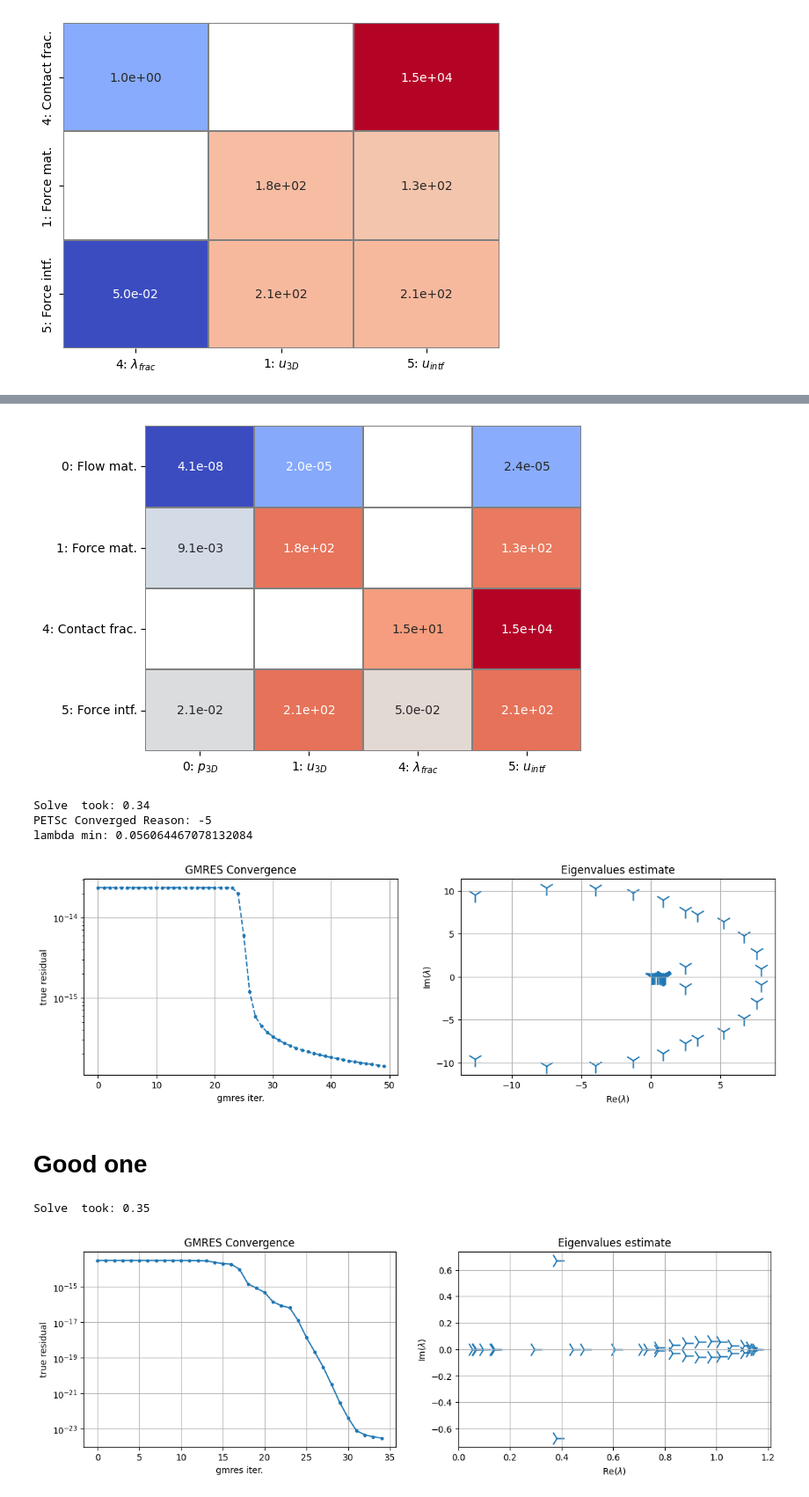
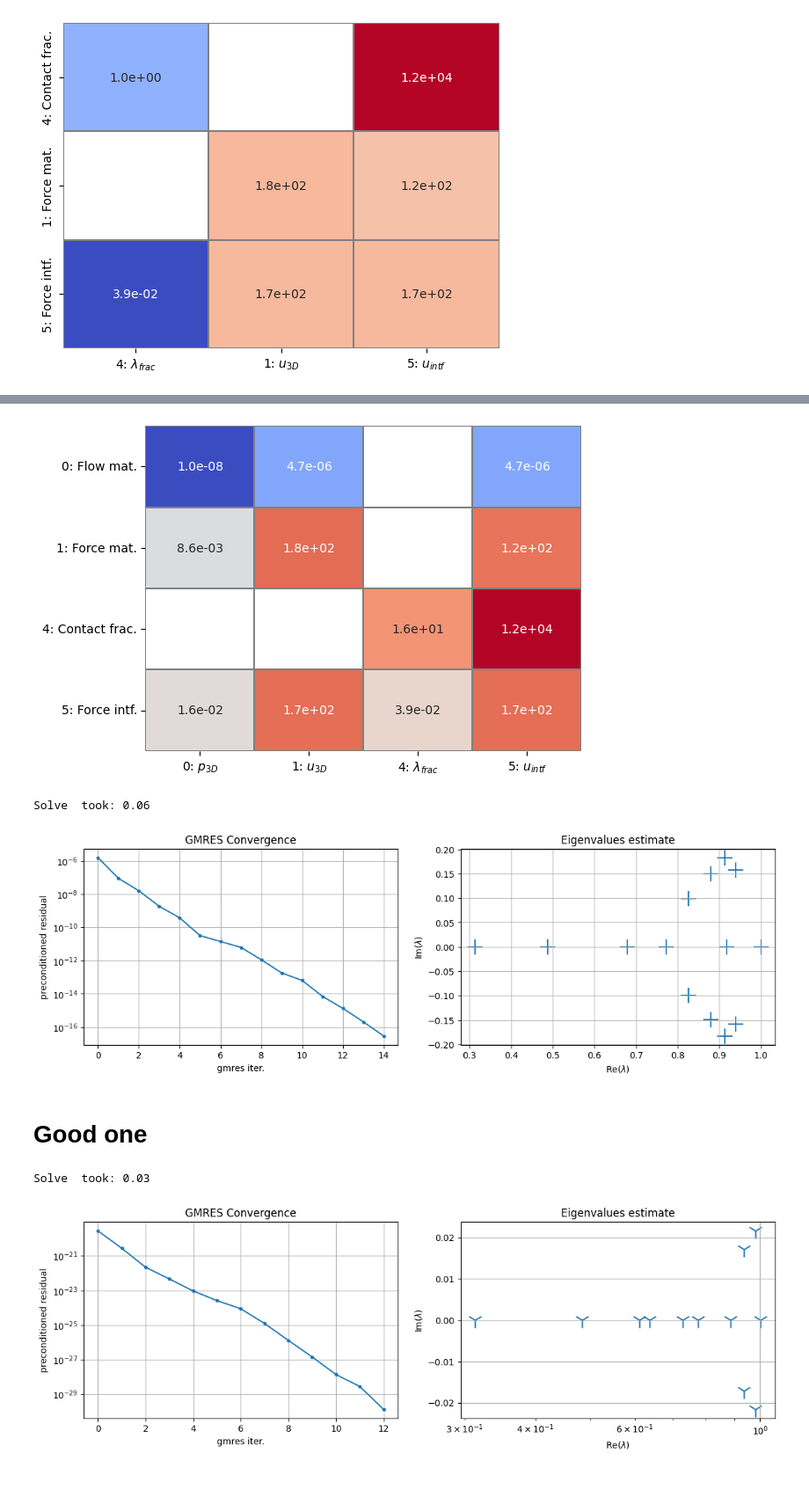
Before and after one commit to pmgbergen/FTHM-Solver, a Jupyter notebook: fpm/full_system.ipynb, the cells around one changed output, grey strips where cells are left out. Shown at 88% size. Drawn from its saved outputs; the diff is of its cells as text; code cells hidden in the pictures.

Commit message:
full prec works

```diff
--- a/fpm/full_system.ipynb
+++ b/fpm/full_system.ipynb
@@ -10,13 +10,13 @@ from plot_utils import *
 # data = load_data("../stats/fpm_2_closed_open_solver_1_numba.json")
 # data = load_data("../stats/fpm_2_closed_m_sliding_solver_1_numba.json")
 
-# data = load_data("../stats/fpm_0_sticking_solver_1_numba.json")
+data = load_data("../stats/fpm_0_sticking_solver_1_numba.json")
 # data = load_data("../stats/fpm_0_sliding_solver_1_numba.json")
 # data = load_data("../stats/fpm_0_open_solver_1_numba.json")
 
 # data = load_data("../stats/fpm_1_sticking_solver_1_numba.json")
 # data = load_data("../stats/fpm_1_sliding_solver_1_numba.json")
-data = load_data("../stats/fpm_1_open_solver_1_numba.json")
+# data = load_data("../stats/fpm_1_open_solver_1_numba.json")
 
 # data = load_data("../stats/fpm_01_open_solver_1_numba.json")
 # data = load_data("../stats/fpm_01_sticking_solver_1_numba.json")
@@ -178,7 +190,7 @@ Jstab[4, 4] = Jstab[4, 4].mat - J[4, 5].mat @ J55_inv @ J[5, 4].mat
 
 Jstab[[0,1,4,5]].plot_max()
 # %% [output]
-[figure, old version]
+[figure, new version]
 # %%
 from block_matrix import SolveSchema, make_solver
 from preconditioner_mech import make_J44_inv_bdiag
@@ -204,40 +216,37 @@ schema = SolveSchema(
 mat_permuted, prec = make_solver(schema=schema, mat_orig=J)
 solve_petsc(mat_permuted.mat, prec, mat_permuted.local_rhs(rhs))
 # %% [output]
-Solve  took: 0.34
-PETSc Converged Reason: -5
-lambda min: 0.056064467078132084
+Solve  took: 0.06
-[figure, old version]
+[figure, new version]
 # %% [markdown]
 # Good one
 # %%
 from block_matrix import SolveSchema, make_solver
 from pp_utils import get_fixed_stress_stabilization
 from fixed_stress import make_local_inverse_15, make_fs
 
 schema = SolveSchema(
-    groups=[3],
-    solve=lambda bmat: inv(bmat[[3]].mat),
-    invertor=lambda bmat: extract_diag_inv(bmat[[3]].mat),
+    groups=[4],
+    solve=lambda bmat: inv_block_diag(bmat[[4]].mat, nd=model.nd),
+    # solve=lambda bmat: make_J44_inv_bdiag(bmat[[4]].mat, nd=model.nd),
+
     complement=SolveSchema(
-        groups=[4],
-        solve=lambda bmat: inv_block_diag(bmat[[4]].mat, nd=model.nd),
-        complement=SolveSchema(
-            groups=[1, 5],
-            solve=lambda bmat: PetscAMGMechanics(mat=bmat[[1, 5]].mat, dim=model.nd),
-            # invertor=lambda bmat: make_local_inverse_15(bmat, base=2, nd=1),
-            # invertor=lambda bmat: get_fixed_stress_stabilization(model),
-            invertor=lambda bmat: make_fs(model, bmat).mat,
-            invertor_type="physical",
-            complement=SolveSchema(
-                groups=[0, 2],
-                solve=lambda bmat: PetscAMGFlow(mat=bmat[[0, 2]].mat),
-            ),
-        ),
+        groups=[1, 5],
+        solve=lambda bmat: PetscAMGMechanics(mat=bmat[[1, 5]].mat, dim=model.nd),
+        # invertor=lambda bmat: make_local_inverse_15(bmat, base=2, nd=1),
+        # invertor=lambda bmat: get_fixed_stress_stabilization(model),
+        # invertor=lambda bmat: make_fs(model, bmat).mat,
+        # invertor_type="physical",
+        # complement=SolveSchema(
+        #     groups=[0, 2],
+        #     solve=lambda bmat: PetscAMGFlow(mat=bmat[[0, 2]].mat),
+        # ),
     ),
 )
 mat_permuted, prec = make_solver(schema=schema, mat_orig=Jstab)
-solve_petsc(mat_permuted.mat, prec, mat_permuted.local_rhs(rhs), tol=1e-10)
+solve_petsc(
+    mat_permuted.mat, prec, mat_permuted.local_rhs(rhs), tol=1e-10, logx_eigs=True
+)
 # %% [output]
-Solve  took: 0.35
+Solve  took: 0.03
-[figure, old version]
+[figure, new version]
```
Also changed, not shown: parts of 15 cells of this notebook, 5 other files.
